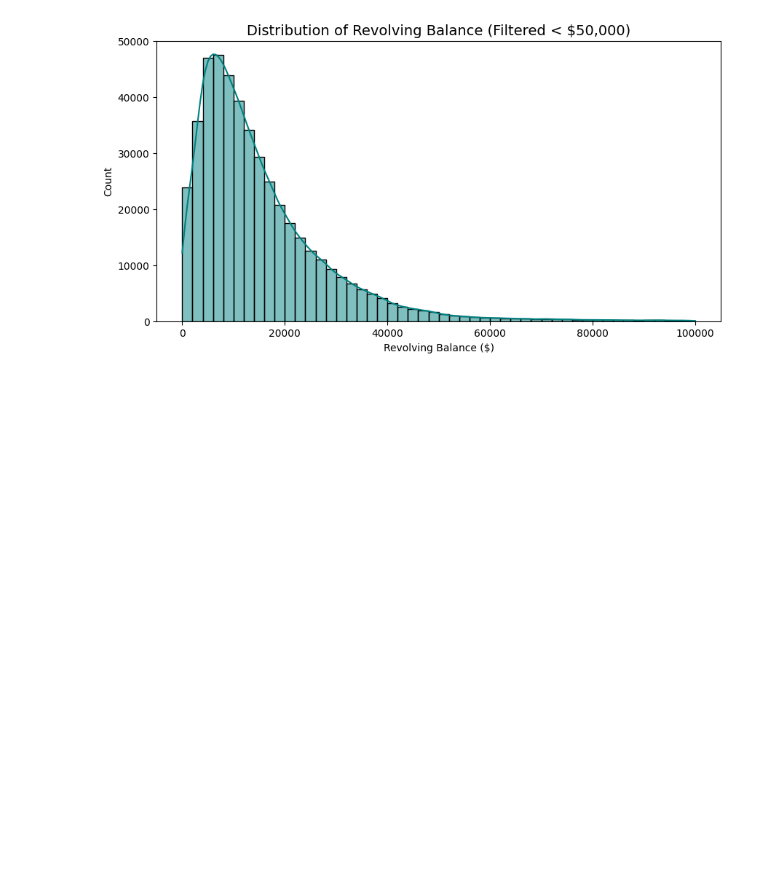
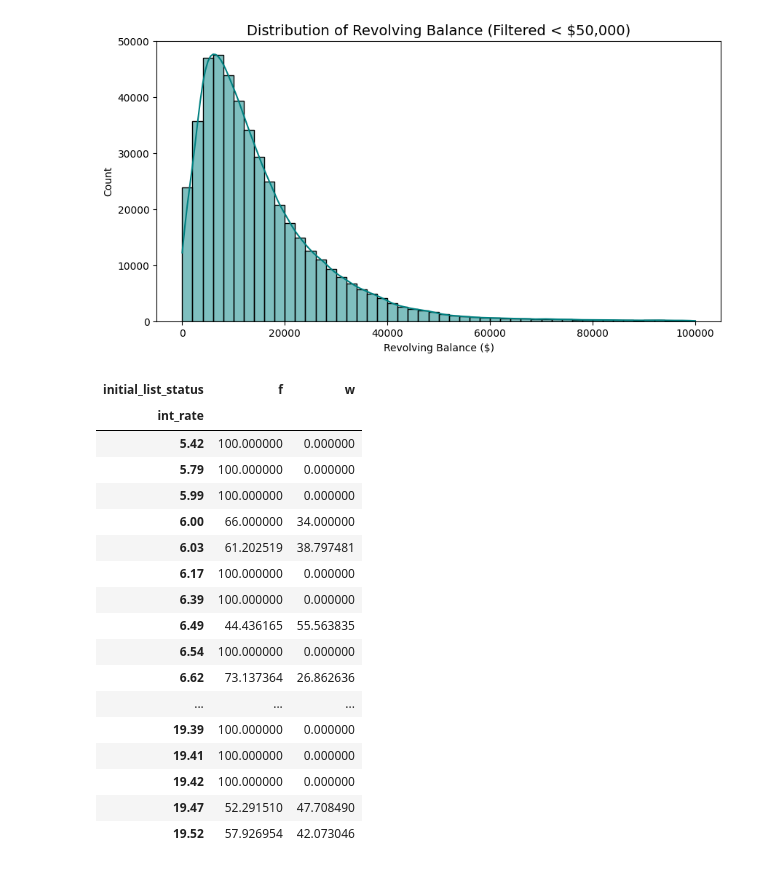
Before and after one commit to rfaoktvian/ChurnPrediction, a Jupyter notebook: notebooks/01_model_development.ipynb, the cells around one changed output. Saved outputs shown, nothing was run; the diff lists cells and outputs as text; code cells hidden in the pictures; blank space fills up the shorter version.

```diff
--- a/notebooks/01_model_development.ipynb
+++ b/notebooks/01_model_development.ipynb
@@ -377,3 +373,24 @@ plt.ylabel('Count')
 plt.show()
 # %% [output]
 [figure]
+# %%
+pd.crosstab(columns = df['initial_list_status'],index = df['int_rate'],normalize = "index")*100
+# %% [output]
+| initial_list_status | f | w |
+| int_rate |  |  |
+| 5.42 | 100.000000 | 0.000000 |
+| 5.79 | 100.000000 | 0.000000 |
+| 5.99 | 100.000000 | 0.000000 |
+| 6.00 | 66.000000 | 34.000000 |
+| 6.03 | 61.202519 | 38.797481 |
+| 6.17 | 100.000000 | 0.000000 |
+| 6.39 | 100.000000 | 0.000000 |
+| 6.49 | 44.436165 | 55.563835 |
+| 6.54 | 100.000000 | 0.000000 |
+| 6.62 | 73.137364 | 26.862636 |
+| ... | ... | ... |
+| 19.39 | 100.000000 | 0.000000 |
+| 19.41 | 100.000000 | 0.000000 |
+| 19.42 | 100.000000 | 0.000000 |
+| 19.47 | 52.291510 | 47.708490 |
+| 19.52 | 57.926954 | 42.073046 |
```
Also changed, not shown: parts of 7 cells of this notebook.
